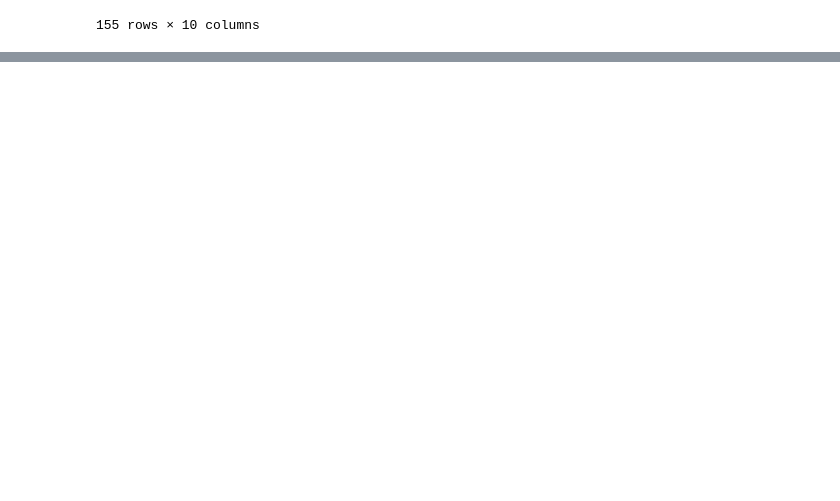
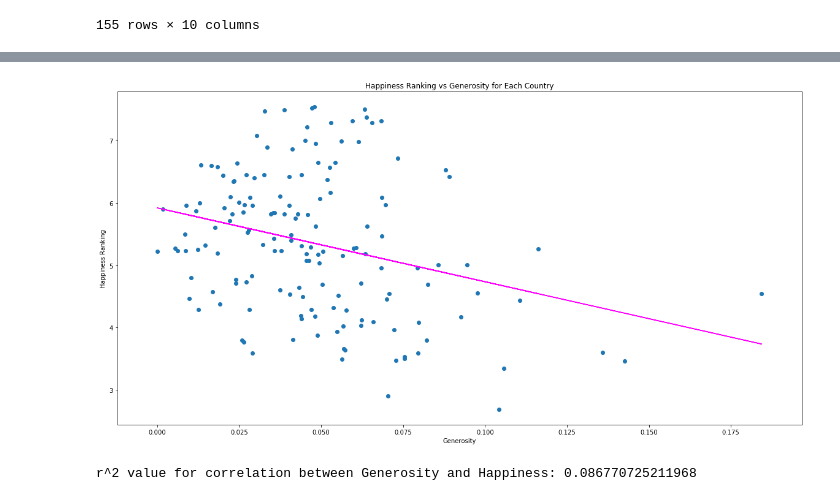
Before and after one commit to mdoxey06/mdoxey06.github.io, a Jupyter notebook: final.ipynb, the cells around one changed output, grey strips where cells are left out. Saved outputs shown, nothing was run; the diff lists cells and outputs as text; code cells hidden in the pictures; blank space fills up the shorter version.

```diff
--- a/final.ipynb
+++ b/final.ipynb
@@ -92,3 +94,21 @@ data.sort_values(by='Family', ascending=False).head(5)
 | Denmark | 2 | 7.522 | 1.482383 | 1.551122 | 0.792566 | 0.626007 | 0.355280 | ... |
 | Uzbekistan | 47 | 5.971 | 0.786441 | 1.548969 | 0.498273 | 0.658249 | 0.415984 | ... |
 | New Zealand | 8 | 7.314 | 1.405706 | 1.548195 | 0.816760 | 0.614062 | 0.500005 | ... |
+# %%
+def getScatterPlotByColumn(colname):
+    fig, ax = plt.subplots()
+    ax.scatter(data_norm[colname], data_norm['Happiness_Score'])
+    # generate scatterplot between population (x) and dropouts (y)
+    m, y = np.polyfit(data_norm[colname], data_norm['Happiness_Score'], 1)
+    plt.plot(data_norm[colname], m * data_norm[colname] + y, '-',color="magenta")
+    plt.title('Happiness Ranking vs {} for Each Country'.format(colname))
+    plt.xlabel(colname)
+    plt.ylabel('Happiness Ranking')
+    plt.show()
+    slope, intercept, r_value, p_value, std_err = stats.linregress(data_norm[colname], data_norm['Happiness_Score'])
+    print('r^2 value for correlation between {} and Happiness: {}'.format(colname, r_value**2))
+# %%
+getScatterPlotByColumn('Generosity')
+# %% [output]
+[figure, added]
+r^2 value for correlation between Generosity and Happiness: 0.086770725211968
```
Also changed, not shown: parts of 6 cells of this notebook.
